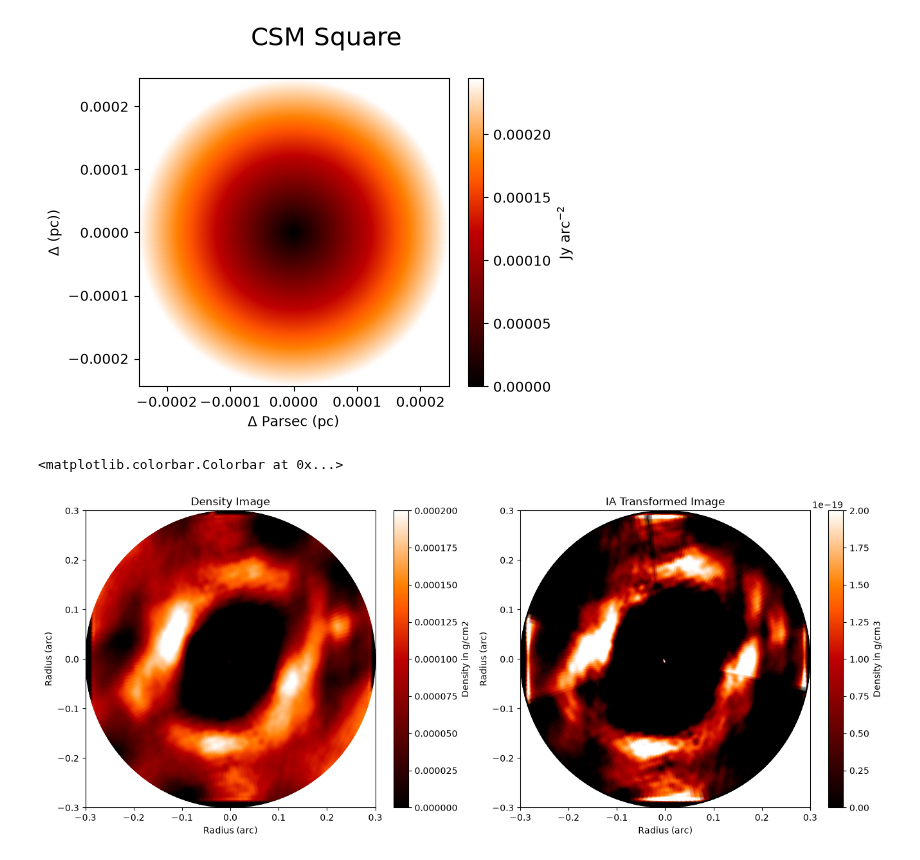
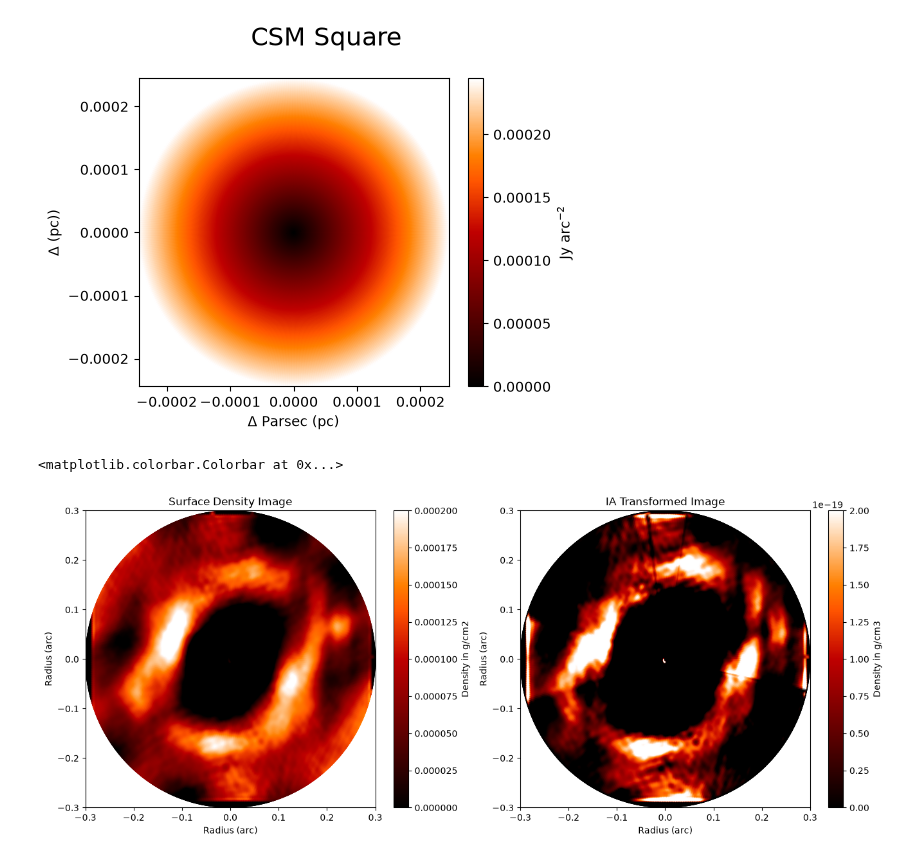
Before and after one commit to imanbeh/csm_pipeline, a Jupyter notebook: medhigh_abel_interpolation_density.ipynb, the cells around one changed output. Cells and saved outputs as stored; diff of their text form; code cells hidden in the pictures.

```diff
--- a/medhigh_abel_interpolation_density.ipynb
+++ b/medhigh_abel_interpolation_density.ipynb
@@ -44,0 +39,3 @@ np.float64(0.0)
+# %%
+lines = 501
+points = 500
@@ -99,3 +96,0 @@ $0.005\mathrm{{}^{\prime\prime}}$
-# %%
-lines = 201
-points = 200
@@ -210,9 +199,9 @@ def do_abel_2(F_arr,s,med):
     '''
     #print(F_arr)
     integrands = np.zeros(len(s))
-    med = med/10
+    #med = med/10
     F = F_arr.copy() # copy density array to prevent overwriting
-    F[F<0] = med/100 # turn negative values into background median
+    F[F<0] = med/1000 # turn negative values into background median
     dF_ds = np.gradient(F,s)
     #dF_ds = dF_ds[~np.isnan(dF_ds)] #this likely only works for this data bc it
     #s = s[:len(dF_ds)] # only cuts off nans if theyre all at the end of image
@@ -242,11 +231,12 @@ x_abel_arc = [] # x data assocated w abel transformed data
 y_abel_arc = []
 m = 0
 all_integrands = []
+med_dens = 8.7055651*10**-8 #csm median density
 for i in range(len(interp_csm[:,0])):
     #print('i',i)
     row = np.zeros(len(interp_csm[i,:]))
 
-    row = do_abel_2(interp_csm[i,:],(radius_2d_pc[i,:].to(u.cm)).value,8.7055651*10**-8)
+    row = do_abel_2(interp_csm[i,:],(radius_2d_pc[i,:].to(u.cm)).value,med_dens)
 
 
     csm_abel.append(row)
@@ -255,29 +245,29 @@ csm_abel = np.array(csm_abel)
 # %%
 fig, ax = plt.subplots(nrows=1, ncols=2,figsize=(16,6))
 
 im0 = ax[0].pcolormesh(xaxis, yaxis, interp_csm,cmap='gist_heat',shading="gouraud", vmin = 0, vmax = 0.0002)
 
 rnge = 0.3
 ax[0].set_xlim(-rnge,rnge)
 ax[0].set_ylim(-rnge,rnge)
 ax[0].set_xlabel("Radius (arc)")
 ax[0].set_ylabel("Radius (arc)")
 
-ax[0].set_title("Density Image")
+ax[0].set_title("Surface Density Image")
 fig.colorbar(im0,label = "Density in g/cm2")
 
 ### abel image
 
 im1 = ax[1].pcolormesh(xaxis, yaxis, csm_abel,cmap='gist_heat',shading="gouraud", vmin = 0, vmax = 2e-19)
 
 ax[1].set_xlim(-rnge,rnge)
 ax[1].set_ylim(-rnge,rnge)
 ax[1].set_xlabel("Radius (arc)")
 ax[1].set_ylabel("Radius (arc)")
 
 
 ax[1].set_title("IA Transformed Image")
 fig.colorbar(im1,label = "Density in g/cm3")
 # %% [output]
 <matplotlib.colorbar.Colorbar at 0x...>
-[figure, old version]
+[figure, new version]
```
Also changed, not shown: parts of 12 cells of this notebook, 1 other file.
